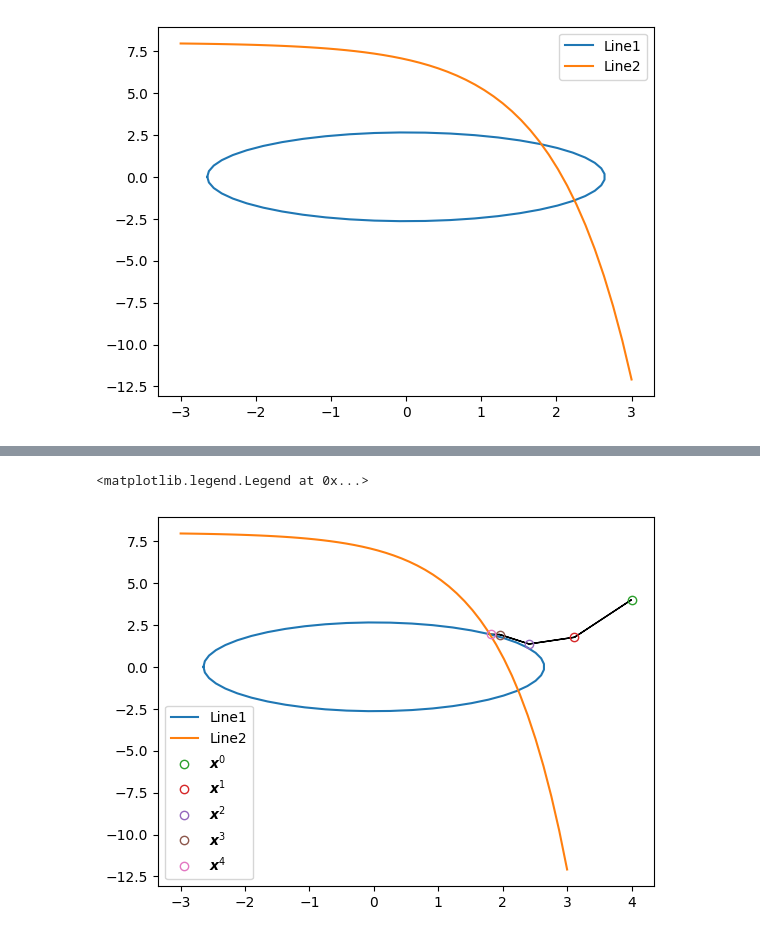
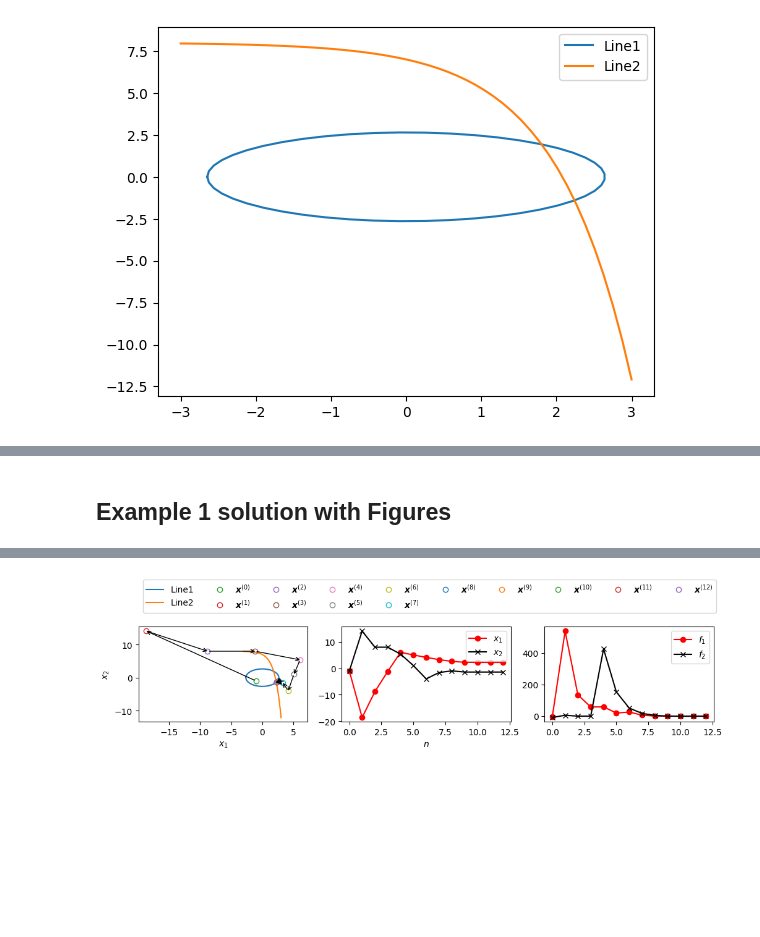
Before and after one commit to youngung/lectures, a Jupyter notebook: 2_1_numerical_analysis/JupyterNotebooks/08_week_nonlinear_newton_raphson.ipynb, the cells around one changed output, grey strips where cells are left out. Drawn from its saved outputs; the diff is of its cells as text; code cells hidden in the pictures; blank space fills up the shorter version.

```diff
--- a/2_1_numerical_analysis/JupyterNotebooks/08_week_nonlinear_newton_raphson.ipynb
+++ b/2_1_numerical_analysis/JupyterNotebooks/08_week_nonlinear_newton_raphson.ipynb
@@ -76,25 +151,30 @@ array([ 21. ,   4.5, -15.5])
+# %% [markdown]
+## Example 1 solution with Figures
 # %%
+## Canvas
+fig=plt.figure(figsize=(12,2))
+ax1=fig.add_subplot(131)
+ax2=fig.add_subplot(132)
+ax3=fig.add_subplot(133)
+
 ## 1st line
 ths=np.linspace(-np.pi,np.pi)
 r=np.sqrt(7)
 x=np.cos(ths)*r
 y=np.sin(ths)*r
-plt.plot(x,y,label='Line1')
+ax1.plot(x,y,label='Line1')
+
 ## 2nd line
 x=np.linspace(-3,3)
 y=8-np.exp(x)
-plt.plot(x,y,label='Line2')
-plt.legend()
-#plt.gca().set_aspect('equal')
+ax1.plot(x,y,label='Line2')
 
-
-
+## Function and Jacobian required for NR procedure
 def func(x1,x2):
     f=np.zeros(2) #
     f[0]=x1**2+x2**2-7
     f[1]=np.exp(x1)+x2-8
     return f
-
 def jacob(x1,x2):
     j=np.zeros((2,2)) # 2x2 jacob
     j[0,0]=2*x1
@@ -103,26 +183,59 @@ def jacob(x1,x2):
     j[1,1]=1
     return j
 
+## NEWTON-RAPHSON begins here.
+# hist arrays for recording changes.
+hist=[]
+fhist=[]
+## Initial guess
 x=np.zeros(2) ## initial guess
-x[::]=4 ## initial guess
+x[::]=-1.0 ## initial guess
 
-for n in range(5):
-    plt.plot(*x,'o',mfc='None',label=r'$\boldsymbol{x}^{%i}$'%n)
+# Tolerance setting
+tol=1e-9
+err=tol*2
+#
+n=0
+while err>tol and n<50:
+    # plotting the trajectory of vector x.
+    ax1.plot(*x,'o',mfc='None',label=r'$\boldsymbol{x}^{(%i)}$'%n)
+
+    # jacobian and functions
     J=jacob(*x)
-    print(J.shape)
     F=func(*x)
 
-    ## augmented matrix
+    # history
+    hist.append(x)
+    fhist.append(F)
+
+    # Create augmented matrix A
     A=np.zeros((J.shape[0],J.shape[0]+1))
     A[:2,:2]=J[:,:]
     A[:,-1]=-F[::]
-    print(f'A.shape: {A.shape}')
+
+    # Obtain Delta x via guass elimination method
     dx=gauss(A)
-    print(f'dx: {dx}')
-    plt.arrow(*x,*dx)
+
+    #
+    ax1.annotate( "", xy=x, xytext=x+dx,
+              arrowprops=dict( arrowstyle="<-",shrinkA=0 ) )
+    mid=np.array(x)+np.array(dx)/2.
     x=x+dx
+    n+=1
+    err=np.sqrt((F**2).sum())
 
+hist=np.array(hist)
+fhist=np.array(fhist)
 
-plt.legend()
+ax1.legend(loc='lower left',bbox_to_anchor=(0,1.1),ncols=10)
+ax1.set_xlabel(r'$x_1$')
+ax1.set_ylabel(r'$x_2$')
+ax2.plot(hist[:,0],'-ro',label=r'$x_1$')
+ax2.plot(hist[:,1],'-kx',label=r'$x_2$')
+ax3.plot(fhist[:,0],'-ro',label=r'$f_1$')
+ax3.plot(fhist[:,1],'-kx',label=r'$f_2$')
+ax2.set_xlabel(r'$n$')
+for i, ax in enumerate(fig.axes[1:]):
+    ax.legend()
 ## guass elimination
 # %% [output]
@@ -144,2 +242 @@ dx: [-0.01194151  0.00604109]
-<matplotlib.legend.Legend at 0x...>
-[figure, old version]
+[figure, new version]
```
Also changed, not shown: parts of 11 cells of this notebook, 1 other file.
